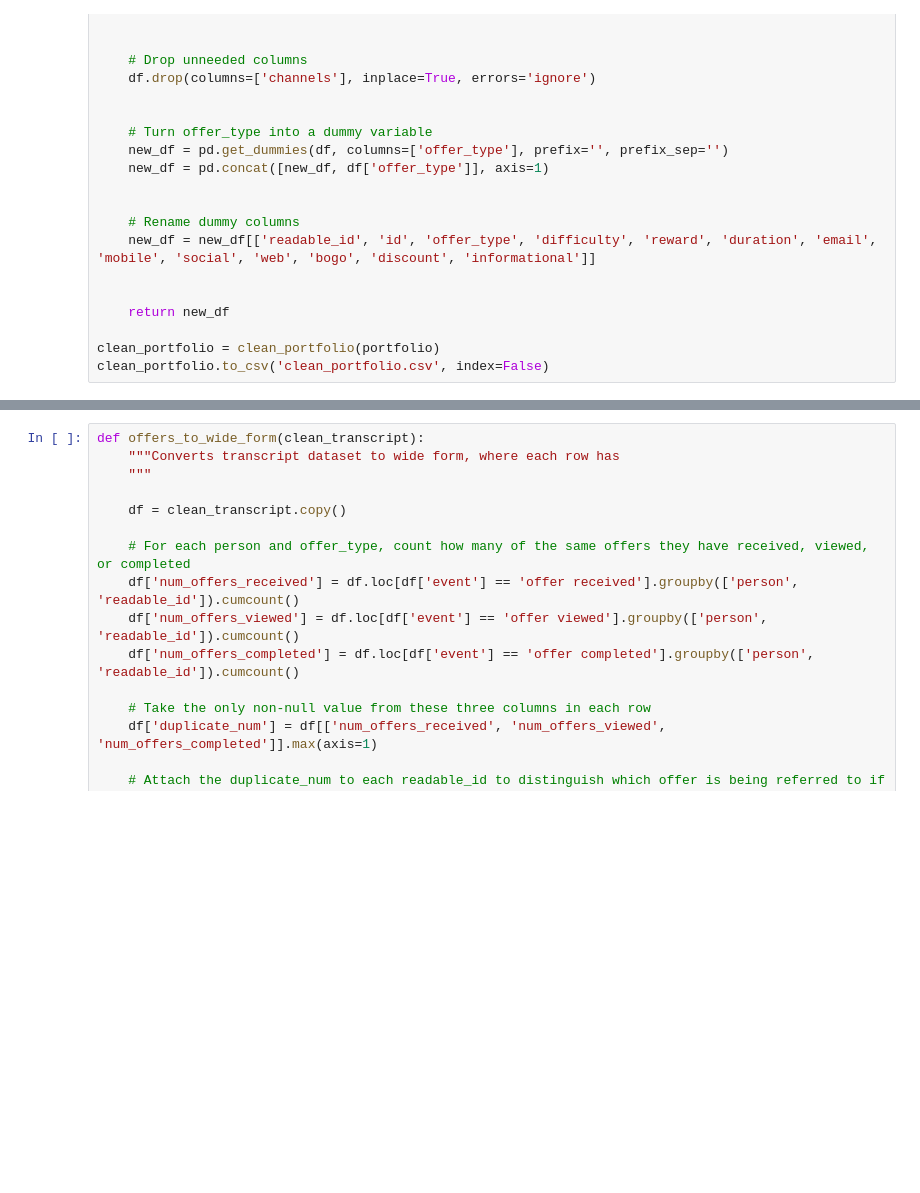
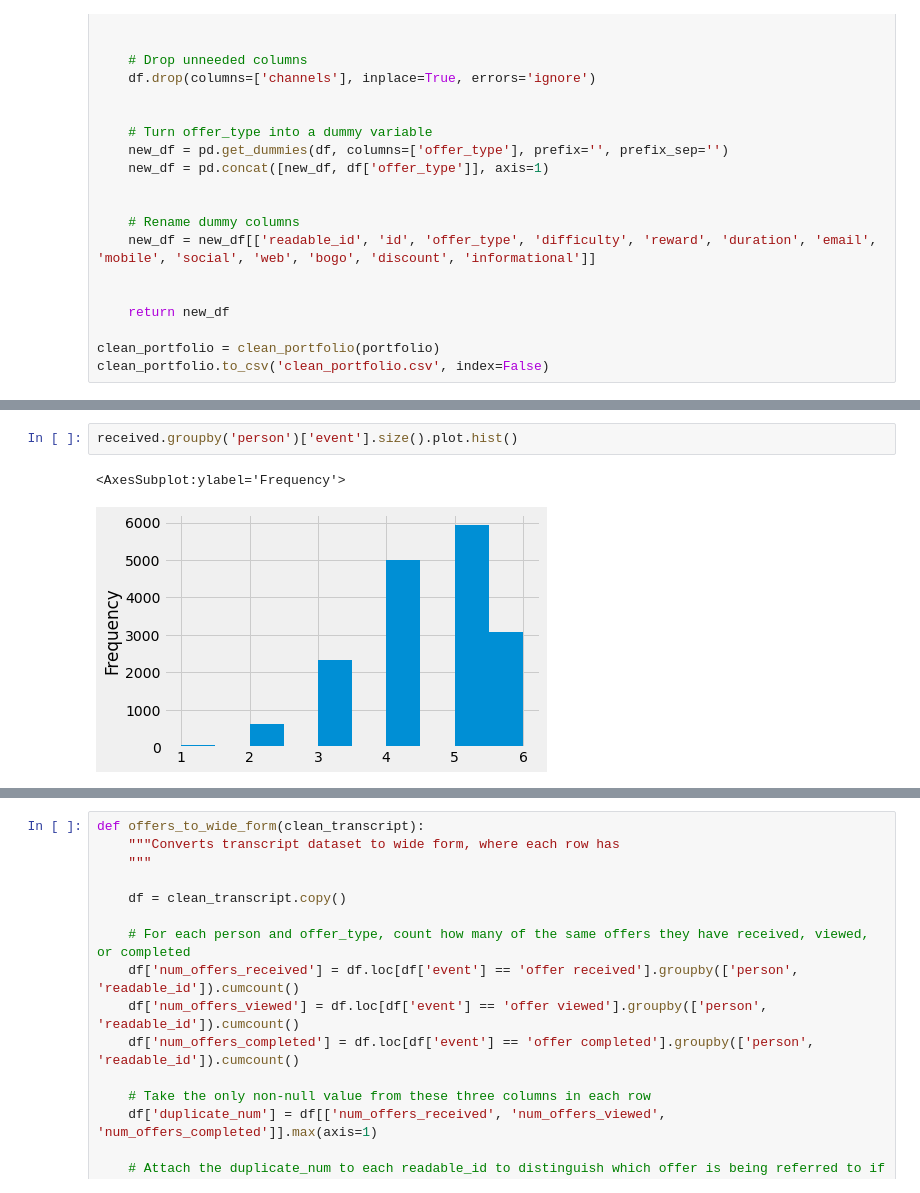
Before and after one commit to jnish23/Starbucks-Capstone, a Jupyter notebook: Starbucks_Capstone_notebook.ipynb, the cells around one changed output, grey strips where cells are left out. Drawn from its saved outputs; the diff is of its cells as text; blank space fills up the shorter version.

```diff
--- a/Starbucks_Capstone_notebook.ipynb
+++ b/Starbucks_Capstone_notebook.ipynb
@@ -649,0 +652,5 @@ clean_transcript.to_csv('clean_transcript.csv', index=False)
+# %%
+received.groupby('person')['event'].size().plot.hist()
+# %% [output]
+<AxesSubplot:ylabel='Frequency'>
+[figure, added]
```
Also changed, not shown: parts of 45 cells of this notebook, 2 other files.
